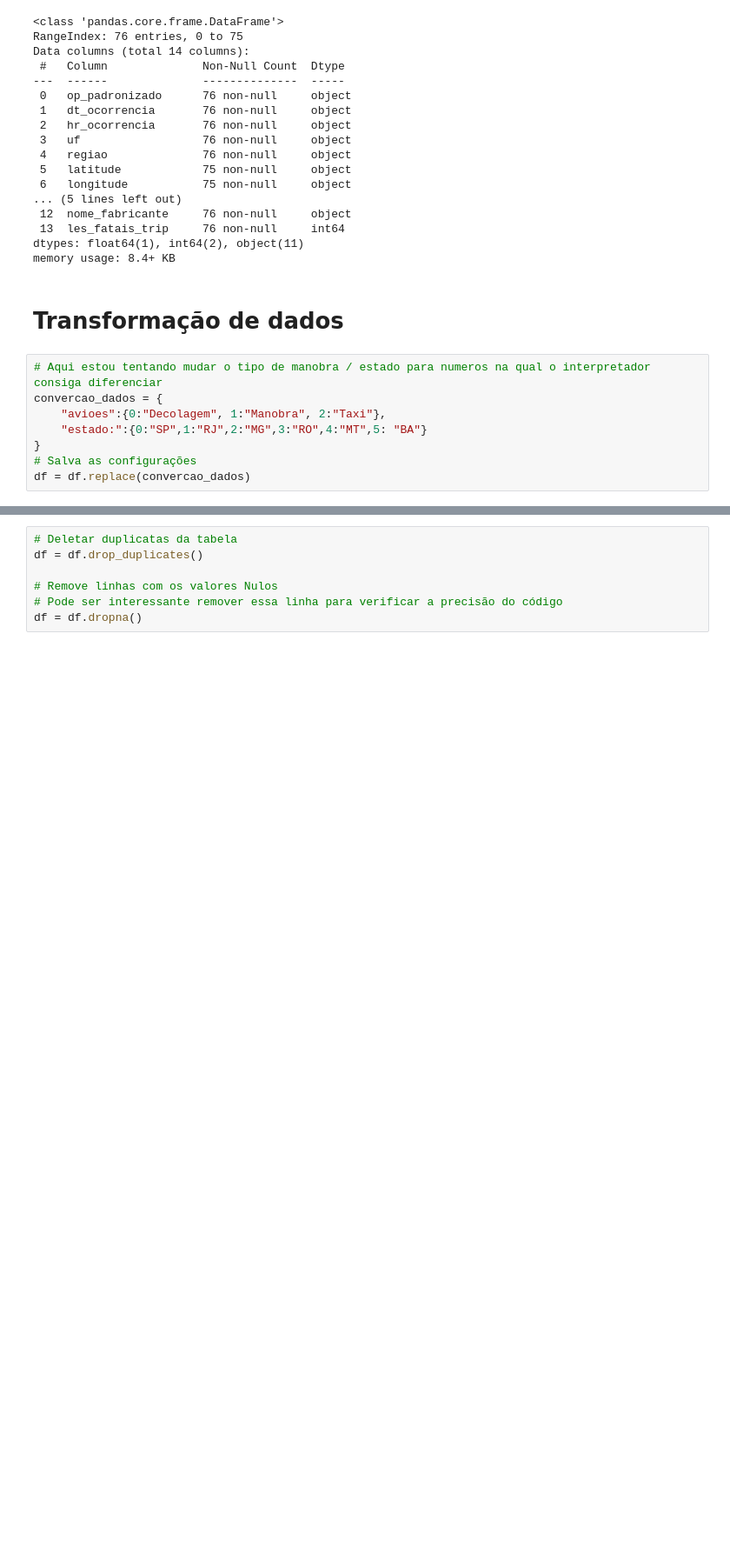
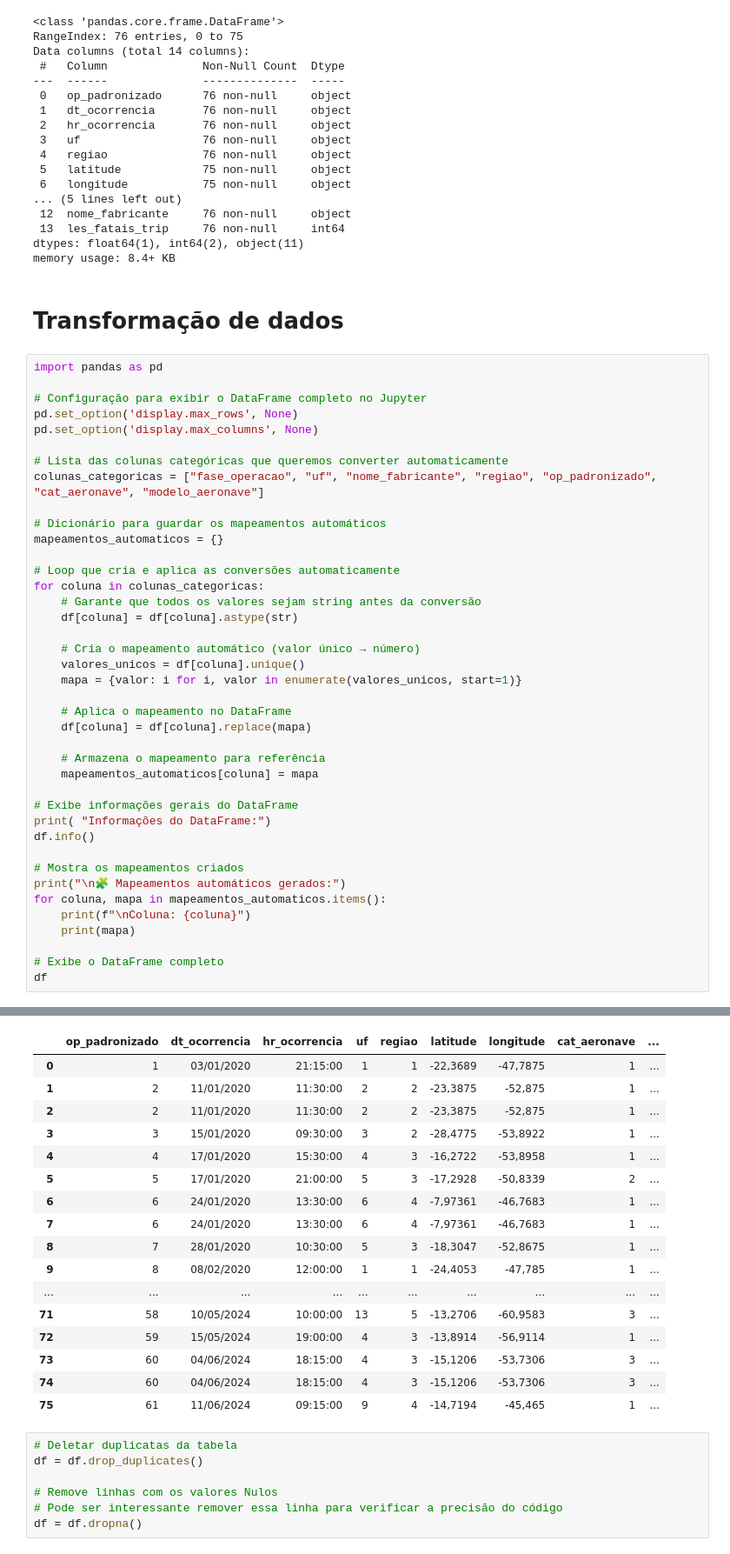
Before and after one commit to vtQuadros/Trabalho-Machine-Learning, a Jupyter notebook: projeto.ipynb, the cells around one changed output, grey strips where cells are left out. Shown: that part at 87% size. Cells and saved outputs as stored; diff of their text form; blank space fills up the shorter version.

Commit message:
Feito alterações na transformações dos dados

```diff
--- a/projeto.ipynb
+++ b/projeto.ipynb
@@ -46,10 +50,43 @@ memory usage: 8.4+ KB
 # %% [markdown]
 # Transformação de dados
 # %%
-# Aqui estou tentando mudar o tipo de manobra / estado para numeros na qual o interpretador consiga diferenciar
-convercao_dados = {
-    "avioes":{0:"Decolagem", 1:"Manobra", 2:"Taxi"},
-    "estado:":{0:"SP",1:"RJ",2:"MG",3:"RO",4:"MT",5: "BA"}
-}
-# Salva as configurações
-df = df.replace(convercao_dados)
+import pandas as pd
+
+# Configuração para exibir o DataFrame completo no Jupyter
+pd.set_option('display.max_rows', None)
+pd.set_option('display.max_columns', None)
+
+# Lista das colunas categóricas que queremos converter automaticamente
+colunas_categoricas = ["fase_operacao", "uf", "nome_fabricante", "regiao", "op_padronizado", "cat_aeronave", "modelo_aeronave"]
+
+# Dicionário para guardar os mapeamentos automáticos
+mapeamentos_automaticos = {}
+
+# Loop que cria e aplica as conversões automaticamente
+for coluna in colunas_categoricas:
+    # Garante que todos os valores sejam string antes da conversão
+    df[coluna] = df[coluna].astype(str)
+
+    # Cria o mapeamento automático (valor único → número)
+    valores_unicos = df[coluna].unique()
+    mapa = {valor: i for i, valor in enumerate(valores_unicos, start=1)}
+
+    # Aplica o mapeamento no DataFrame
+    df[coluna] = df[coluna].replace(mapa)
+
+    # Armazena o mapeamento para referência
+    mapeamentos_automaticos[coluna] = mapa
+
+# Exibe informações gerais do DataFrame
+print( "Informações do DataFrame:")
+df.info()
+
+# Mostra os mapeamentos criados
+print("\n🧩 Mapeamentos automáticos gerados:")
+for coluna, mapa in mapeamentos_automaticos.items():
+    print(f"\nColuna: {coluna}")
+    print(mapa)
+
+# Exibe o DataFrame completo
+df
+# %% [output]
@@ -56,3 +110,20 @@ df = df.replace(convercao_dados)
+|  | op_padronizado | dt_ocorrencia | hr_ocorrencia | uf | regiao | latitude | longitude | cat_aeronave | ... |
+| 0 | 1 | 03/01/2020 | 21:15:00 | 1 | 1 | -22,3689 | -47,7875 | 1 | ... |
+| 1 | 2 | 11/01/2020 | 11:30:00 | 2 | 2 | -23,3875 | -52,875 | 1 | ... |
+| 2 | 2 | 11/01/2020 | 11:30:00 | 2 | 2 | -23,3875 | -52,875 | 1 | ... |
+| 3 | 3 | 15/01/2020 | 09:30:00 | 3 | 2 | -28,4775 | -53,8922 | 1 | ... |
+| 4 | 4 | 17/01/2020 | 15:30:00 | 4 | 3 | -16,2722 | -53,8958 | 1 | ... |
+| 5 | 5 | 17/01/2020 | 21:00:00 | 5 | 3 | -17,2928 | -50,8339 | 2 | ... |
+| 6 | 6 | 24/01/2020 | 13:30:00 | 6 | 4 | -7,97361 | -46,7683 | 1 | ... |
+| 7 | 6 | 24/01/2020 | 13:30:00 | 6 | 4 | -7,97361 | -46,7683 | 1 | ... |
+| 8 | 7 | 28/01/2020 | 10:30:00 | 5 | 3 | -18,3047 | -52,8675 | 1 | ... |
+| 9 | 8 | 08/02/2020 | 12:00:00 | 1 | 1 | -24,4053 | -47,785 | 1 | ... |
+| ... | ... | ... | ... | ... | ... | ... | ... | ... | ... |
+| 71 | 58 | 10/05/2024 | 10:00:00 | 13 | 5 | -13,2706 | -60,9583 | 3 | ... |
+| 72 | 59 | 15/05/2024 | 19:00:00 | 4 | 3 | -13,8914 | -56,9114 | 1 | ... |
+| 73 | 60 | 04/06/2024 | 18:15:00 | 4 | 3 | -15,1206 | -53,7306 | 3 | ... |
+| 74 | 60 | 04/06/2024 | 18:15:00 | 4 | 3 | -15,1206 | -53,7306 | 3 | ... |
+| 75 | 61 | 11/06/2024 | 09:15:00 | 9 | 4 | -14,7194 | -45,465 | 1 | ... |
 # %%
 # Deletar duplicatas da tabela
 df = df.drop_duplicates()
```
Also changed, not shown: parts of 4 cells of this notebook.
